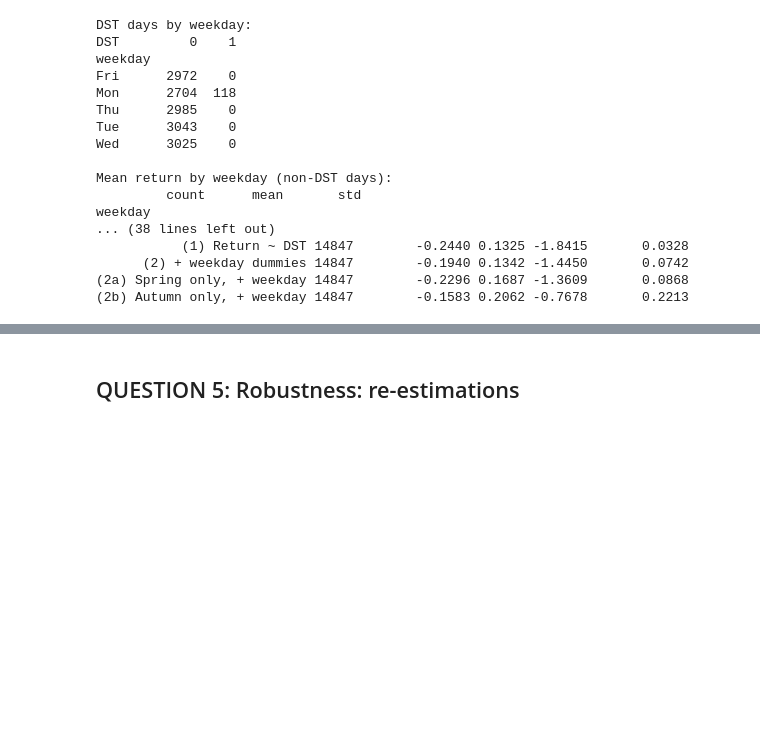
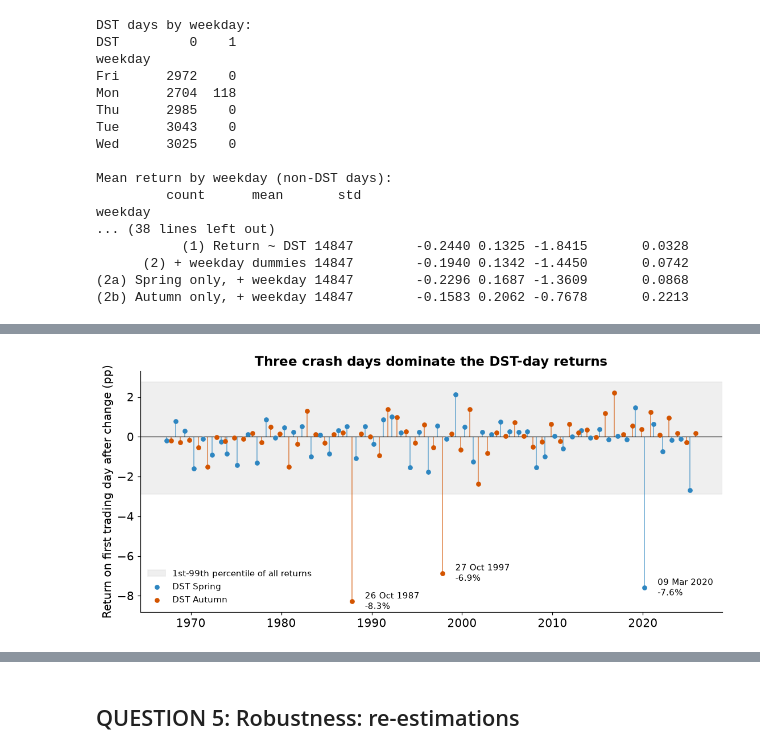
Before and after one commit to Kaz4510/Losing_sleep_recreation, a Jupyter notebook: losing_sleep.ipynb, the cells around one changed output, grey strips where cells are left out. Cells and saved outputs as stored; diff of their text form; code cells hidden in the pictures; blank space fills up the shorter version.

```diff
--- a/losing_sleep.ipynb
+++ b/losing_sleep.ipynb
@@ -659,3 +695,22 @@ Date
  1997-10-27          -6.8657          -0.1370                  0.1320
  2025-03-10          -2.6973          -0.1727                  0.0982
  2001-10-29          -2.3818          -0.1754                  0.0954
+# %%
+dst = analysis_data[analysis_data.DST == 1]
+fig, ax = plt.subplots(figsize=(12, 5))
+ax.axhspan(lo, hi, color=GREY, alpha=0.15, label="1st-99th percentile of all returns")
+for kind, c in [("Spring", SPRING_C), ("Autumn", AUTUMN_C)]:
+    d = dst[dst.DST_transition == kind]
+    ax.vlines(d.index, 0, d.Return, color=c, alpha=0.6, linewidth=1.2)
+    ax.scatter(d.index, d.Return, color=c, s=22, label=f"DST {kind}", zorder=3)
+for day, r in dst.Return.nsmallest(3).items():
+    ax.annotate(f"{day:%d %b %Y}\n{r:.1f}%", xy=(day, r), xytext=(15, 0),
+                textcoords="offset points", fontsize=10, va="center")
+ax.axhline(0, color="black", linewidth=0.8)
+ax.set_ylabel("Return on first trading day after change (pp)")
+ax.set_title("Three crash days dominate the DST-day returns")
+ax.legend(loc="lower left", frameon=False, fontsize=10)
+plt.savefig("fig2_dst_returns_timeline.png")
+plt.show()
+# %% [output]
+[figure, added]
```
Also changed, not shown: parts of 13 cells of this notebook, 5 other files.
